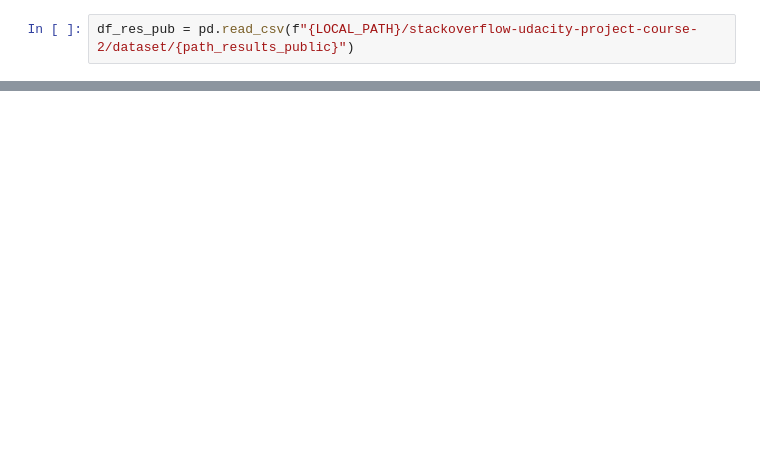
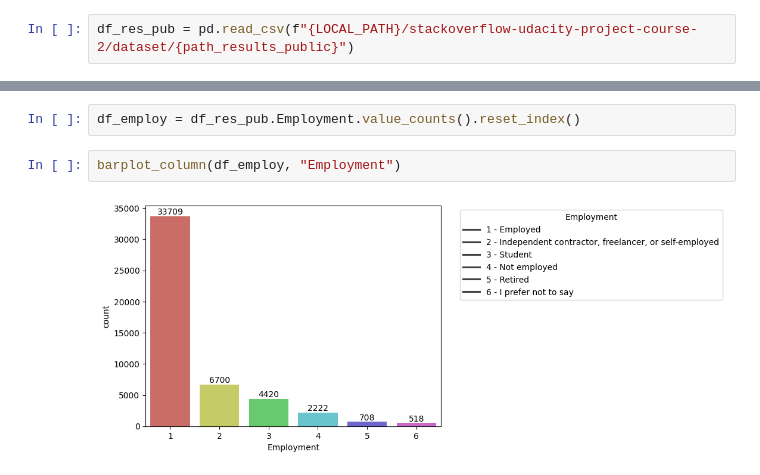
Before and after one commit to ViniciusTMiura/learning-projects, a Jupyter notebook: stackoverflow-udacity-project-course-2/notebooks/exploratory_data_analysis.ipynb, the cells around one changed output, grey strips where cells are left out. Drawn from its saved outputs; the diff is of its cells as text; blank space fills up the shorter version.

```diff
--- a/stackoverflow-udacity-project-course-2/notebooks/exploratory_data_analysis.ipynb
+++ b/stackoverflow-udacity-project-course-2/notebooks/exploratory_data_analysis.ipynb
@@ -24,0 +332,6 @@ df_res_pub = pd.read_csv(f"{LOCAL_PATH}/stackoverflow-udacity-project-course-2/d
+# %%
+df_employ = df_res_pub.Employment.value_counts().reset_index()
+# %%
+barplot_column(df_employ, "Employment")
+# %% [output]
+[figure, added]
```
Also changed, not shown: parts of 75 cells of this notebook, 3 other files.
